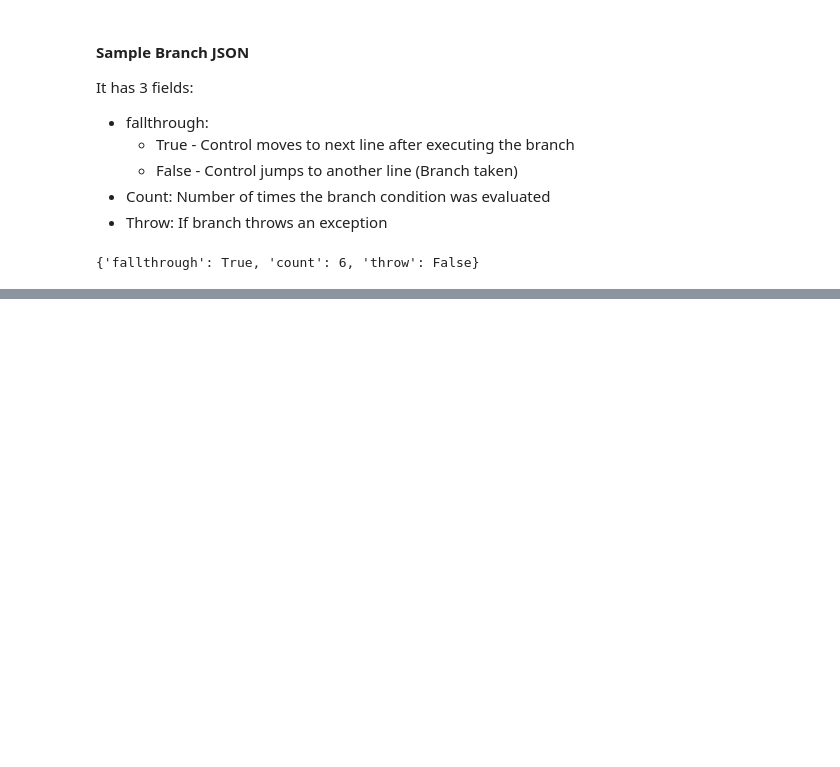
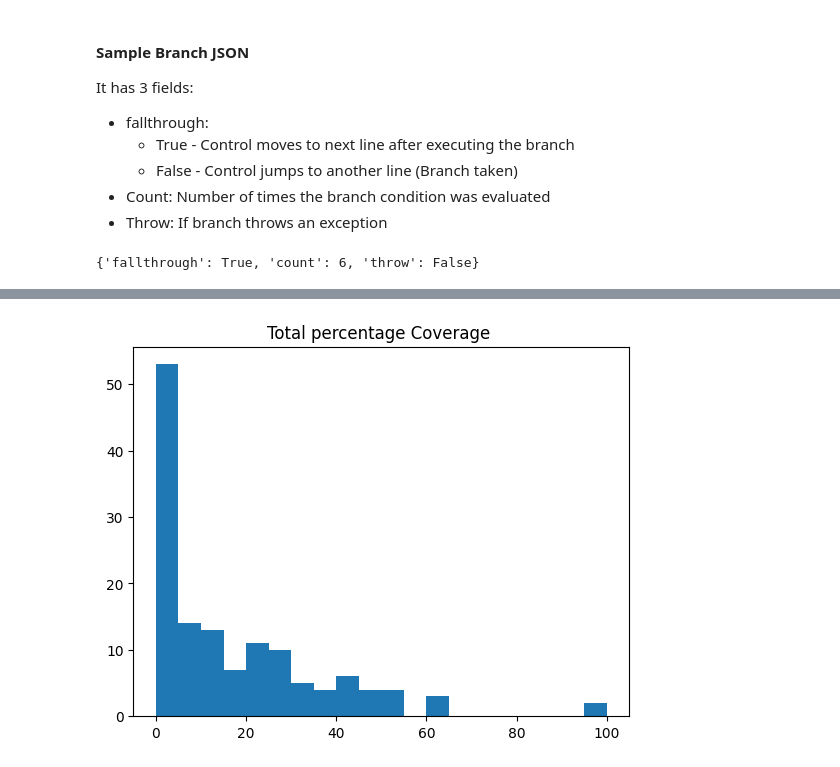
Before and after one commit to SuvigyaJain1/SSP_Project, a Jupyter notebook: analysis.ipynb, the cells around one changed output, grey strips where cells are left out. Saved outputs shown, nothing was run; the diff lists cells and outputs as text; code cells hidden in the pictures; blank space fills up the shorter version.

```diff
--- a/analysis.ipynb
+++ b/analysis.ipynb
@@ -154,0 +245,6 @@ def get_branch_coverage(file):
+# %%
+plt.hist(tpc_coverage,bins=20)
+plt.title("Total percentage Coverage ")
+plt.show()
+# %% [output]
+[figure, added]
```
Also changed, not shown: parts of 23 cells of this notebook, 1 other file.
